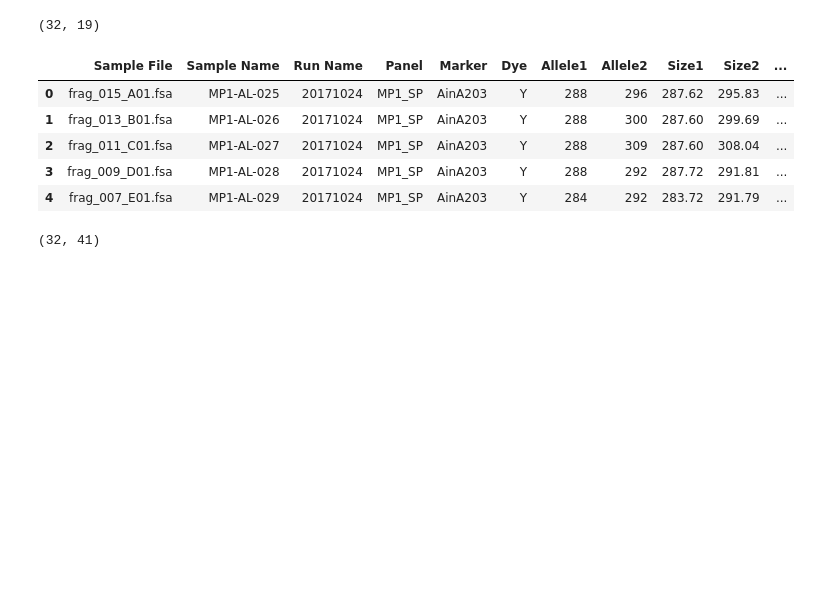
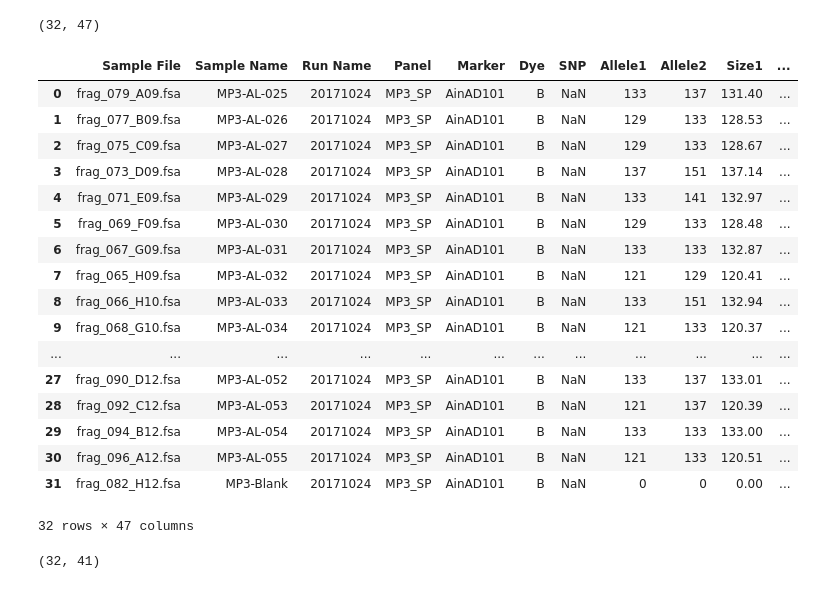
Before and after one commit to sanchestm/Sacramento-Perch-Microsatelite-Anaysis, a Jupyter notebook: microsat analysis sacramento perch.ipynb, the cells around one changed output. Drawn from its saved outputs; the diff is of its cells as text; code cells hidden in the pictures; blank space fills up the shorter version.

```diff
--- a/microsat analysis sacramento perch.ipynb
+++ b/microsat analysis sacramento perch.ipynb
@@ -26,21 +26,36 @@ from scipy import stats
 # %%
 plex1df = pd.read_csv('Sac Perch Plex 1 Genotypes Table.csv')
 plex2df = pd.read_csv('Sac Perch Plex 2 Genotypes Table.csv')
+plex3df = pd.read_csv('Sac Perch Plex 3 Genotypes Table.csv')
 plex1df = plex1df.sort_values(by='Sample Name')
 plex1df =plex1df.reset_index(drop=True)
 plex2df = plex2df.sort_values(by='Sample Name')
 plex2df =plex2df.reset_index(drop=True)
+plex3df = plex3df.sort_values(by='Sample Name')
+plex3df =plex3df.reset_index(drop=True)
 
-print(plex1df.shape)
-plex1df.head()
+print(plex3df.shape)
+plex3df
 # %% [output]
-(32, 19)
+(32, 47)
-|  | Sample File | Sample Name | Run Name | Panel | Marker | Dye | Allele1 | Allele2 | Size1 | Size2 | ... |
-| 0 | frag_015_A01.fsa | MP1-AL-025 | 20171024 | MP1_SP | AinA203 | Y | 288 | 296 | 287.62 | 295.83 | ... |
-| 1 | frag_013_B01.fsa | MP1-AL-026 | 20171024 | MP1_SP | AinA203 | Y | 288 | 300 | 287.60 | 299.69 | ... |
-| 2 | frag_011_C01.fsa | MP1-AL-027 | 20171024 | MP1_SP | AinA203 | Y | 288 | 309 | 287.60 | 308.04 | ... |
-| 3 | frag_009_D01.fsa | MP1-AL-028 | 20171024 | MP1_SP | AinA203 | Y | 288 | 292 | 287.72 | 291.81 | ... |
-| 4 | frag_007_E01.fsa | MP1-AL-029 | 20171024 | MP1_SP | AinA203 | Y | 284 | 292 | 283.72 | 291.79 | ... |
+|  | Sample File | Sample Name | Run Name | Panel | Marker | Dye | SNP | Allele1 | Allele2 | Size1 | ... |
+| 0 | frag_079_A09.fsa | MP3-AL-025 | 20171024 | MP3_SP | AinAD101 | B | NaN | 133 | 137 | 131.40 | ... |
+| 1 | frag_077_B09.fsa | MP3-AL-026 | 20171024 | MP3_SP | AinAD101 | B | NaN | 129 | 133 | 128.53 | ... |
+| 2 | frag_075_C09.fsa | MP3-AL-027 | 20171024 | MP3_SP | AinAD101 | B | NaN | 129 | 133 | 128.67 | ... |
+| 3 | frag_073_D09.fsa | MP3-AL-028 | 20171024 | MP3_SP | AinAD101 | B | NaN | 137 | 151 | 137.14 | ... |
+| 4 | frag_071_E09.fsa | MP3-AL-029 | 20171024 | MP3_SP | AinAD101 | B | NaN | 133 | 141 | 132.97 | ... |
+| 5 | frag_069_F09.fsa | MP3-AL-030 | 20171024 | MP3_SP | AinAD101 | B | NaN | 129 | 133 | 128.48 | ... |
+| 6 | frag_067_G09.fsa | MP3-AL-031 | 20171024 | MP3_SP | AinAD101 | B | NaN | 133 | 133 | 132.87 | ... |
+| 7 | frag_065_H09.fsa | MP3-AL-032 | 20171024 | MP3_SP | AinAD101 | B | NaN | 121 | 129 | 120.41 | ... |
+| 8 | frag_066_H10.fsa | MP3-AL-033 | 20171024 | MP3_SP | AinAD101 | B | NaN | 133 | 151 | 132.94 | ... |
+| 9 | frag_068_G10.fsa | MP3-AL-034 | 20171024 | MP3_SP | AinAD101 | B | NaN | 121 | 133 | 120.37 | ... |
+| ... | ... | ... | ... | ... | ... | ... | ... | ... | ... | ... | ... |
+| 27 | frag_090_D12.fsa | MP3-AL-052 | 20171024 | MP3_SP | AinAD101 | B | NaN | 133 | 137 | 133.01 | ... |
+| 28 | frag_092_C12.fsa | MP3-AL-053 | 20171024 | MP3_SP | AinAD101 | B | NaN | 121 | 137 | 120.39 | ... |
+| 29 | frag_094_B12.fsa | MP3-AL-054 | 20171024 | MP3_SP | AinAD101 | B | NaN | 133 | 133 | 133.00 | ... |
+| 30 | frag_096_A12.fsa | MP3-AL-055 | 20171024 | MP3_SP | AinAD101 | B | NaN | 121 | 133 | 120.51 | ... |
+| 31 | frag_082_H12.fsa | MP3-Blank | 20171024 | MP3_SP | AinAD101 | B | NaN | 0 | 0 | 0.00 | ... |
+32 rows × 47 columns
 # %%
 print(plex2df.shape)
 plex2df.head()
```
Also changed, not shown: parts of 11 cells of this notebook, 17 other files.
